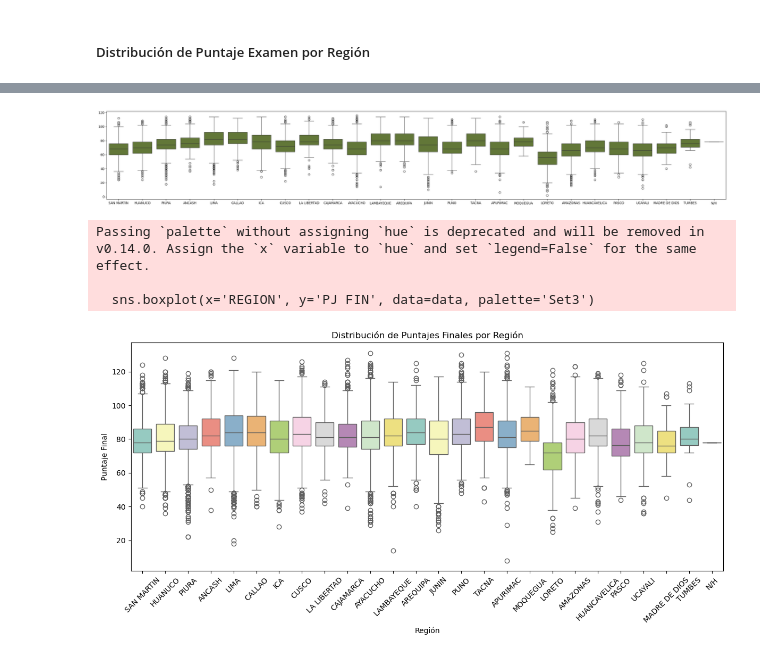
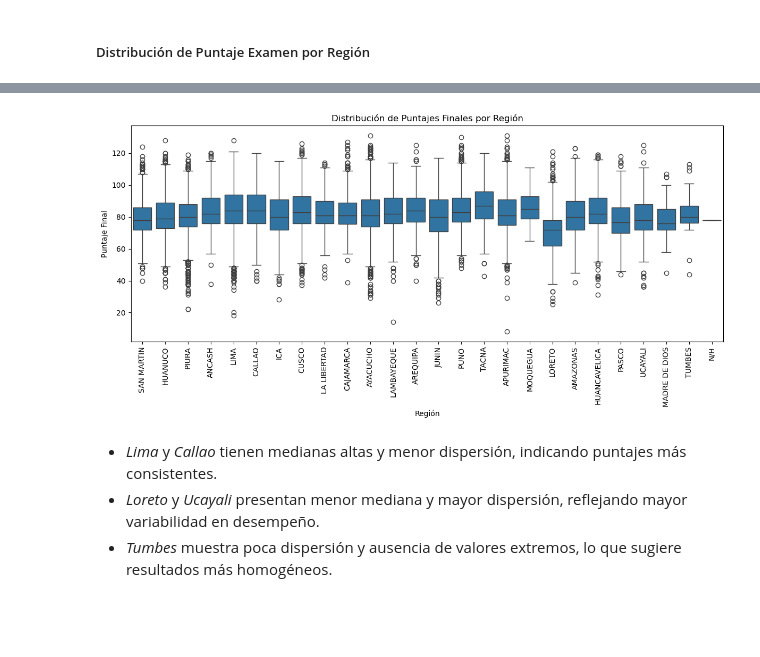
Before and after one commit to wreyesa/AnalisisBeca18, a Jupyter notebook: analysis.ipynb, the cells around one changed output, grey strips where cells are left out. Drawn from its saved outputs; the diff is of its cells as text; code cells hidden in the pictures; blank space fills up the shorter version.

```diff
--- a/analysis.ipynb
+++ b/analysis.ipynb
@@ -29,3 +39,6 @@ memory usage: 1.6+ MB
+# %%
+# Convertir campo numerico a categorico
+data.DNI = data.DNI.astype(str)
 # %%
 x,y = data.shape
 print('Cantidad de postulantes preseleccionados:',x)
@@ -376,23 +380,16 @@ CNA y PA:
 # %%
-plt.figure(figsize=(35,5))
-sns.boxplot(x='REGION', y='PJ ENP', data=data, color='#66812d')
-plt.xlabel('')
-plt.ylabel('')
+# Boxplot de puntajes finales por región
+plt.figure(figsize=(12, 6))
+sns.boxplot(x='REGION', y='PJ FIN', data=data)
+plt.xlabel('Región')
+plt.ylabel('Puntaje Final')
+plt.title('Distribución de Puntajes Finales por Región')
+plt.xticks(rotation=90)
+plt.tight_layout()
 plt.show()
 # %% [output]
-[figure, old version]
+[figure, new version]
-# %%
-# Boxplot de puntajes finales por región
-plt.figure(figsize=(12, 6))
-sns.boxplot(x='REGION', y='PJ FIN', data=data, palette='Set3')
-plt.xlabel('Región')
-plt.ylabel('Puntaje Final')
-plt.title('Distribución de Puntajes Finales por Región')
-plt.xticks(rotation=45)
-plt.tight_layout()
-plt.show()
-# %% [output]
-Passing `palette` without assigning `hue` is deprecated and will be removed in v0.14.0. Assign the `x` variable to `hue` and set `legend=False` for the same effect.
-
-  sns.boxplot(x='REGION', y='PJ FIN', data=data, palette='Set3')
-[figure, removed]
+# %% [markdown]
+- *Lima* y *Callao* tienen medianas altas y menor dispersión, indicando puntajes más consistentes.
+- *Loreto* y *Ucayali* presentan menor mediana y mayor dispersión, reflejando mayor variabilidad en desempeño.
+- *Tumbes* muestra poca dispersión y ausencia de valores extremos, lo que sugiere resultados más homogéneos.
```
Also changed, not shown: parts of 24 cells of this notebook.
